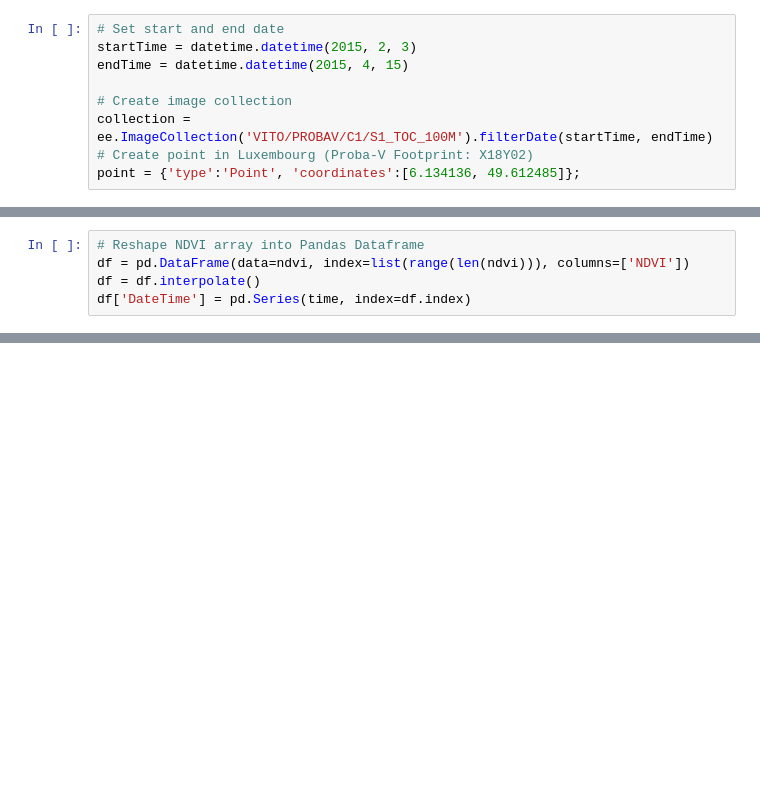
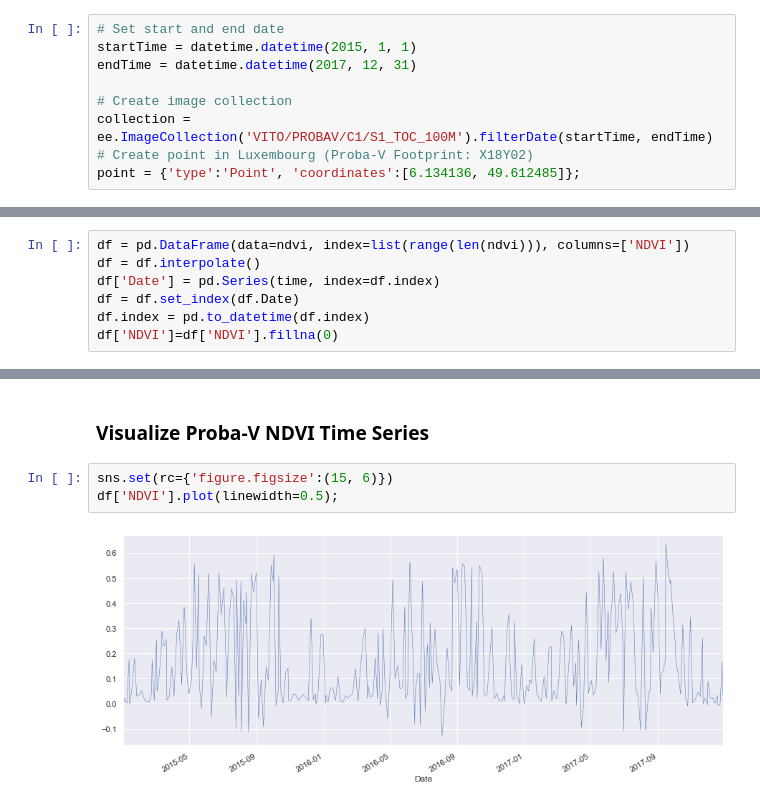
Before and after one commit to renelikestacos/Google-Earth-Engine-Python-Examples, a Jupyter notebook: 005_ee_basic_Proba-V_NDVI_Time-Series_Analysis.ipynb, the cells around one changed output, grey strips where cells are left out. Drawn from its saved outputs; the diff is of its cells as text; blank space fills up the shorter version.

```diff
--- a/005_ee_basic_Proba-V_NDVI_Time-Series_Analysis.ipynb
+++ b/005_ee_basic_Proba-V_NDVI_Time-Series_Analysis.ipynb
@@ -20,7 +20,7 @@ ee.Initialize()
 # %%
 # Set start and end date
-startTime = datetime.datetime(2015, 2, 3)
-endTime = datetime.datetime(2015, 4, 15)
+startTime = datetime.datetime(2015, 1, 1)
+endTime = datetime.datetime(2017, 12, 31)
 
 # Create image collection
 collection = ee.ImageCollection('VITO/PROBAV/C1/S1_TOC_100M').filterDate(startTime, endTime)
@@ -50,5 +54,7 @@ ndvi = (nir - red) / (nir + red)
 # %%
-# Reshape NDVI array into Pandas Dataframe
 df = pd.DataFrame(data=ndvi, index=list(range(len(ndvi))), columns=['NDVI'])
 df = df.interpolate()
-df['DateTime'] = pd.Series(time, index=df.index)
+df['Date'] = pd.Series(time, index=df.index)
+df = df.set_index(df.Date)
+df.index = pd.to_datetime(df.index)
+df['NDVI']=df['NDVI'].fillna(0)
@@ -118,0 +75,7 @@ df[~(np.abs(df.NDVI-df.NDVI.mean())>(3*df.NDVI.std()))]
+# %% [markdown]
+### Visualize Proba-V NDVI Time Series
+# %%
+sns.set(rc={'figure.figsize':(15, 6)})
+df['NDVI'].plot(linewidth=0.5);
+# %% [output]
+[figure, added]
```
Also changed, not shown: parts of 25 cells of this notebook, 1 other file.
